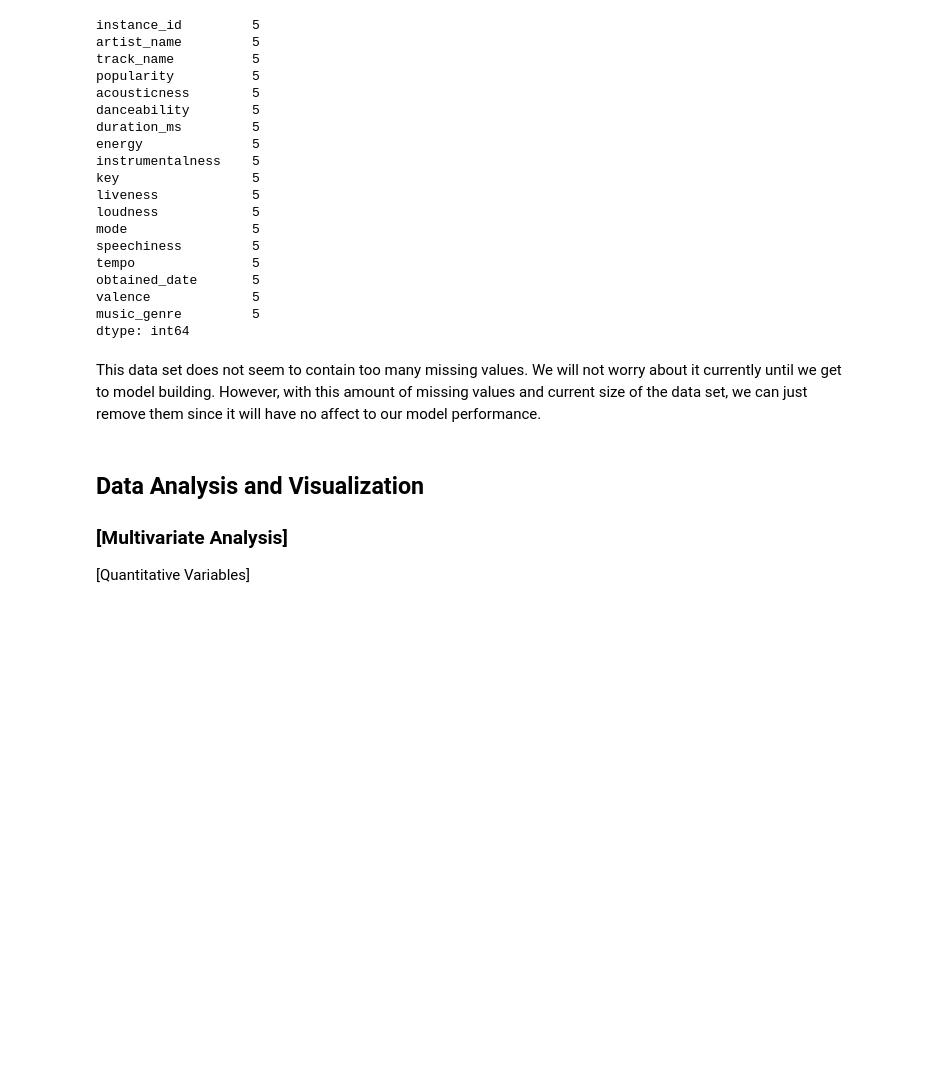
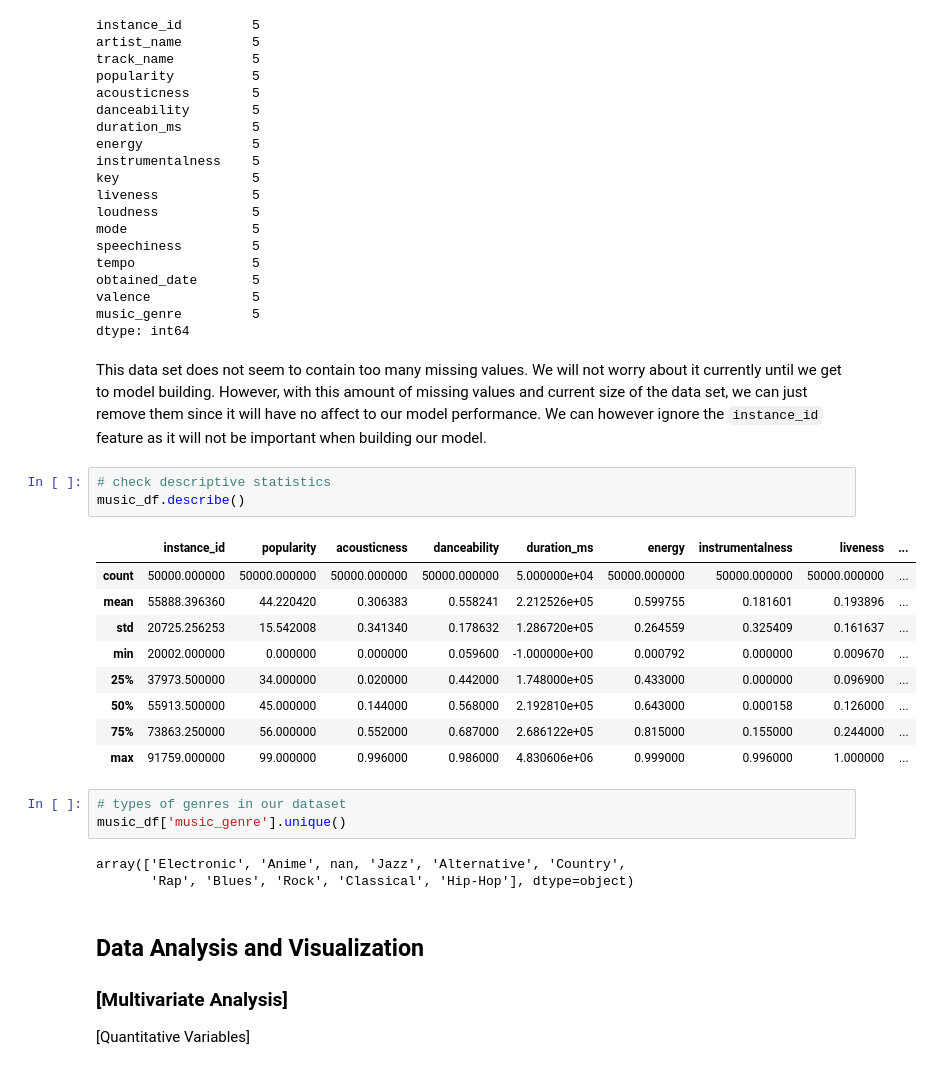
Before and after one commit to RenettaNelson/Music-Genre-Data-Mining, a Jupyter notebook: genre-data-mining.ipynb, the cells around one changed output. Drawn from its saved outputs; the diff is of its cells as text; blank space fills up the shorter version.

```diff
--- a/genre-data-mining.ipynb
+++ b/genre-data-mining.ipynb
@@ -92,7 +92,26 @@ valence             5
 music_genre         5
 dtype: int64
 # %% [markdown]
-This data set does not seem to contain too many missing values. We will not worry about it currently until we get to model building. However, with this amount of missing values and current size of the data set, we can just remove them since it will have no affect to our model performance.
+This data set does not seem to contain too many missing values. We will not worry about it currently until we get to model building. However, with this amount of missing values and current size of the data set, we can just remove them since it will have no affect to our model performance. We can however ignore the `instance_id` feature as it will not be important when building our model.
+# %%
+# check descriptive statistics
+music_df.describe()
+# %% [output]
+|  | instance_id | popularity | acousticness | danceability | duration_ms | energy | instrumentalness | liveness | ... |
+| count | 50000.000000 | 50000.000000 | 50000.000000 | 50000.000000 | 5.000000e+04 | 50000.000000 | 50000.000000 | 50000.000000 | ... |
+| mean | 55888.396360 | 44.220420 | 0.306383 | 0.558241 | 2.212526e+05 | 0.599755 | 0.181601 | 0.193896 | ... |
+| std | 20725.256253 | 15.542008 | 0.341340 | 0.178632 | 1.286720e+05 | 0.264559 | 0.325409 | 0.161637 | ... |
+| min | 20002.000000 | 0.000000 | 0.000000 | 0.059600 | -1.000000e+00 | 0.000792 | 0.000000 | 0.009670 | ... |
+| 25% | 37973.500000 | 34.000000 | 0.020000 | 0.442000 | 1.748000e+05 | 0.433000 | 0.000000 | 0.096900 | ... |
+| 50% | 55913.500000 | 45.000000 | 0.144000 | 0.568000 | 2.192810e+05 | 0.643000 | 0.000158 | 0.126000 | ... |
+| 75% | 73863.250000 | 56.000000 | 0.552000 | 0.687000 | 2.686122e+05 | 0.815000 | 0.155000 | 0.244000 | ... |
+| max | 91759.000000 | 99.000000 | 0.996000 | 0.986000 | 4.830606e+06 | 0.999000 | 0.996000 | 1.000000 | ... |
+# %%
+# types of genres in our dataset
+music_df['music_genre'].unique()
+# %% [output]
+array(['Electronic', 'Anime', nan, 'Jazz', 'Alternative', 'Country',
+       'Rap', 'Blues', 'Rock', 'Classical', 'Hip-Hop'], dtype=object)
 # %% [markdown]
 ## Data Analysis and Visualization
 
```
Also changed, not shown: parts of 8 cells of this notebook.
